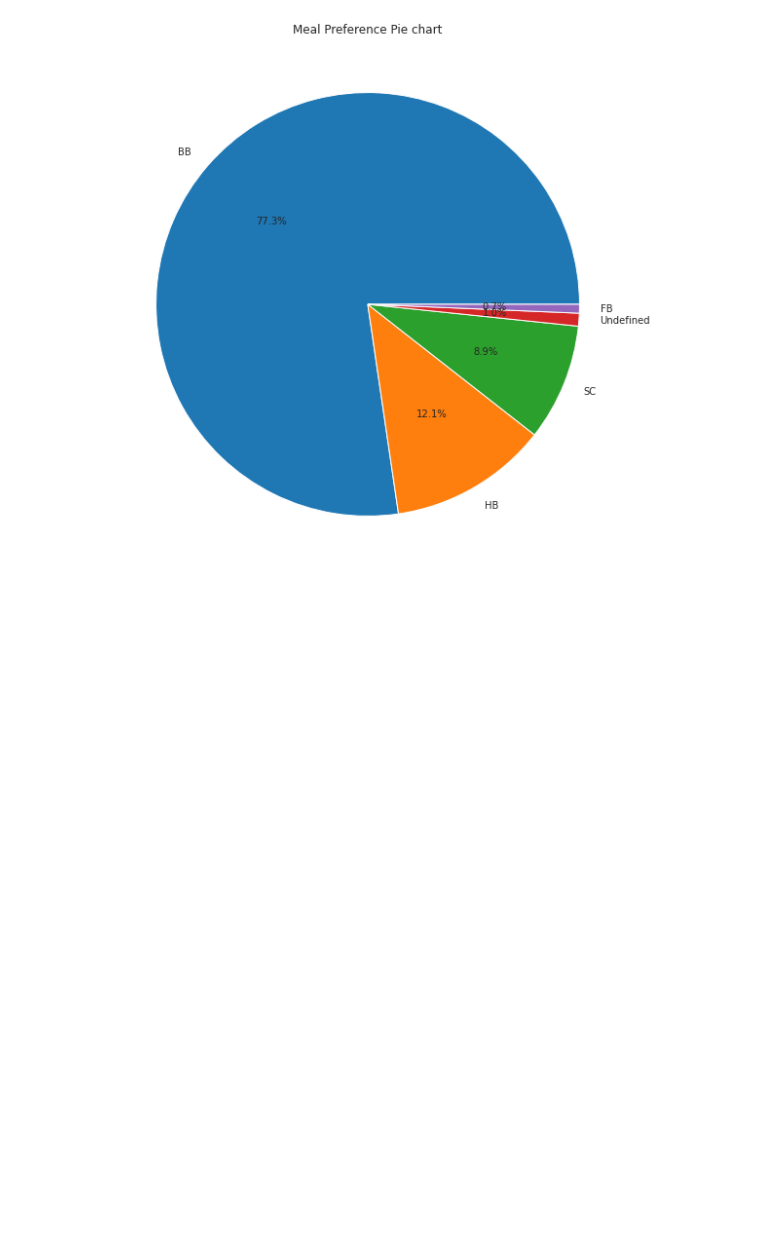
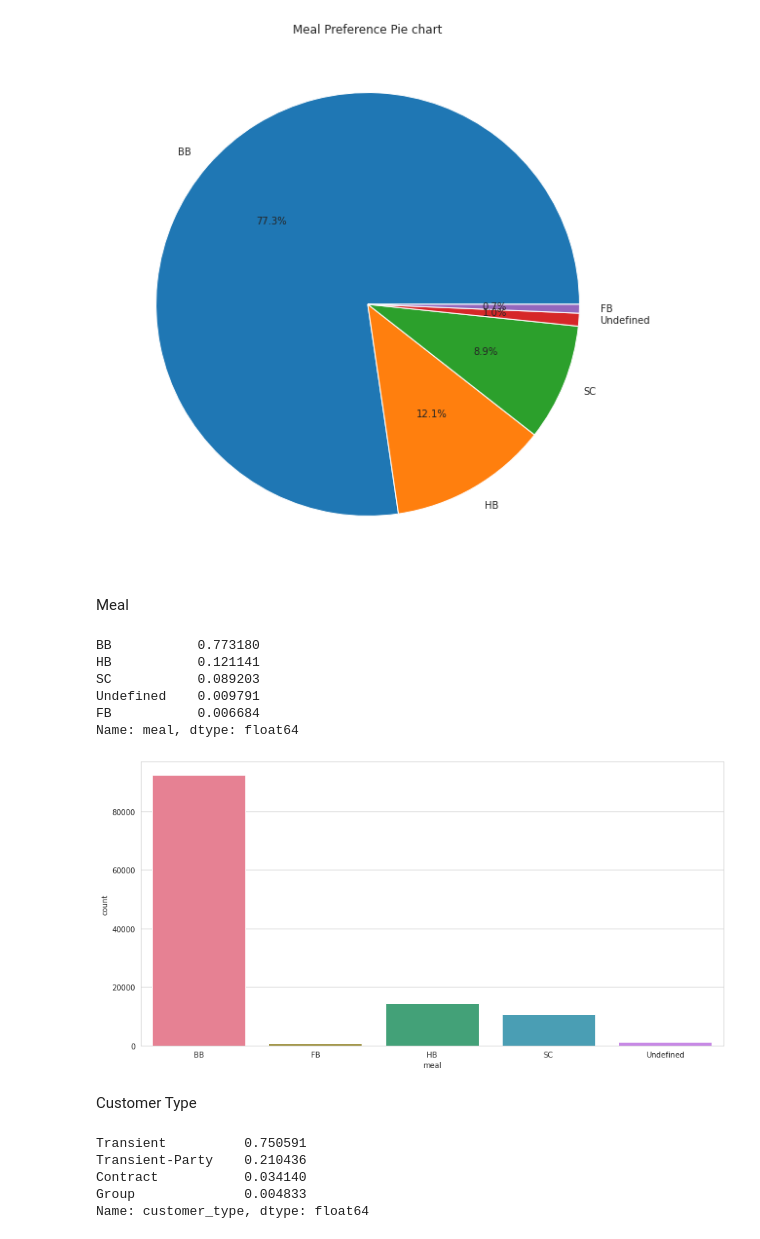
Before and after one commit to VermaSanjayrk/Hotel-booking-Analysis, a Jupyter notebook: Sanjay_Hotel_Booking_Analysis_Capstone_Project.ipynb, the cells around one changed output. Cells and saved outputs as stored; diff of their text form; code cells hidden in the pictures; blank space fills up the shorter version.

```diff
--- a/Sanjay_Hotel_Booking_Analysis_Capstone_Project.ipynb
+++ b/Sanjay_Hotel_Booking_Analysis_Capstone_Project.ipynb
@@ -814,3 +814,30 @@ plt.pie(meal_preference.meal, autopct='%1.1f%%', labels=meal_preference.meal_typ
 plt.title("Meal Preference Pie chart");
 # %% [output]
 [figure]
+# %% [markdown]
+Meal
+# %%
+HBA.meal.value_counts(normalize=True)
+# %% [output]
+BB           0.773180
+HB           0.121141
+SC           0.089203
+Undefined    0.009791
+FB           0.006684
+Name: meal, dtype: float64
+# %%
+plt.figure(figsize=(14,7))
+sns.countplot(HBA['meal'], palette='husl')
+plt.show()
+# %% [output]
+[figure, added]
+# %% [markdown]
+Customer Type
+# %%
+HBA.customer_type.value_counts(normalize=True)
+# %% [output]
+Transient          0.750591
+Transient-Party    0.210436
+Contract           0.034140
+Group              0.004833
+Name: customer_type, dtype: float64
```
Also changed, not shown: parts of 12 cells of this notebook.
